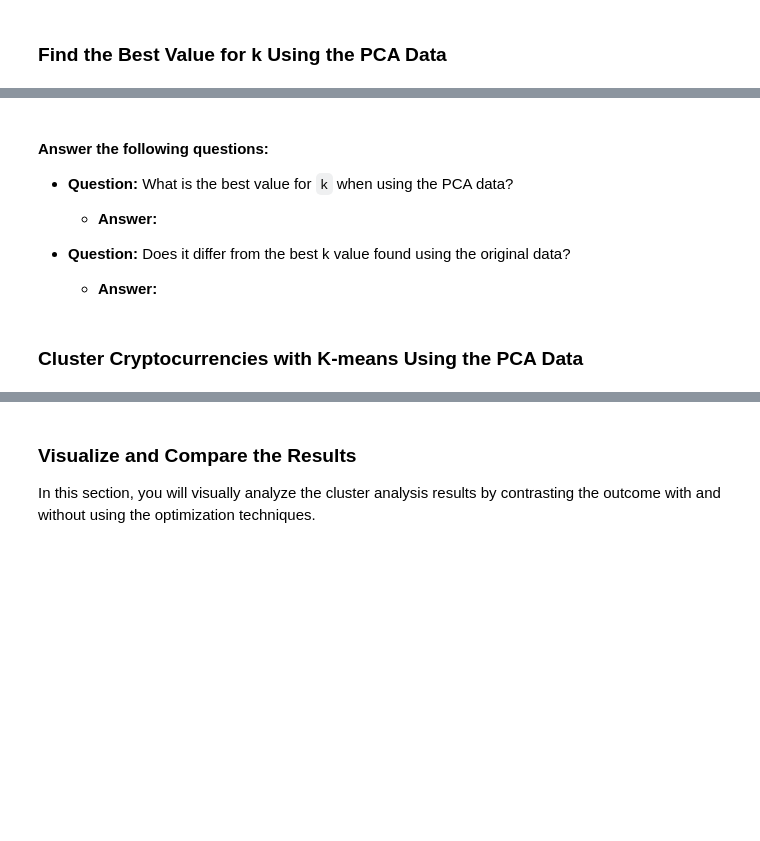
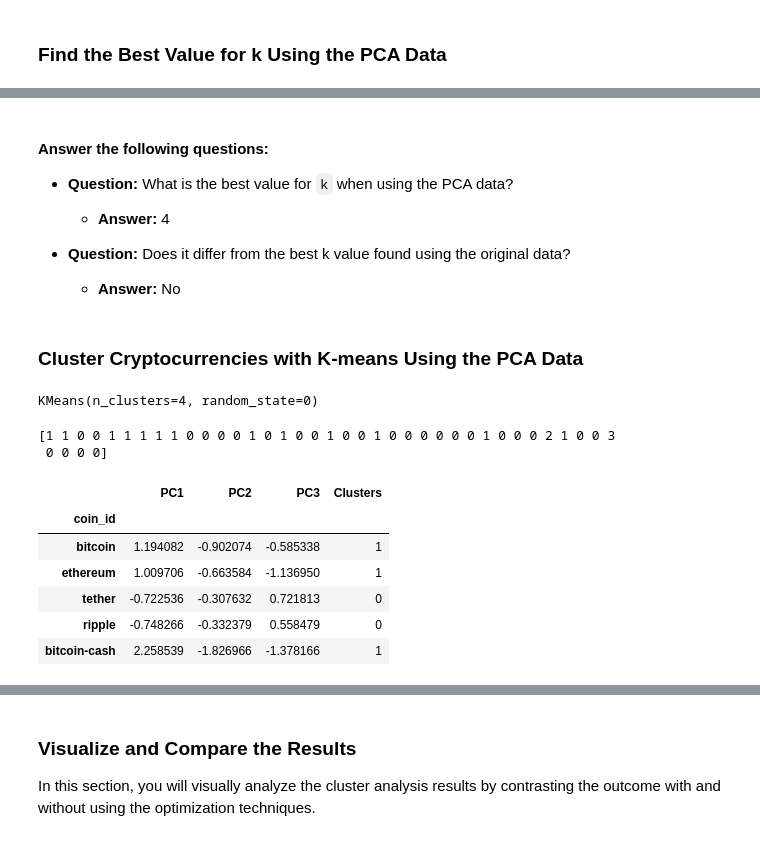
Before and after one commit to johbry17/19-unsupervised-learning, a Jupyter notebook: Crypto_Clustering.ipynb, the cells around one changed output, grey strips where cells are left out. Drawn from its saved outputs; the diff is of its cells as text; code cells hidden in the pictures; blank space fills up the shorter version.

```diff
--- a/Crypto_Clustering.ipynb
+++ b/Crypto_Clustering.ipynb
@@ -271,11 +248,15 @@ predictions_scaled_df.hvplot.scatter(
 # %%
 # Create an empty list to store the inertia values
-
+inertia_pca = []
 
 # Create a for loop to compute the inertia with each possible value of k
 # Inside the loop:
 # 1. Create a KMeans model using the loop counter for the n_clusters
 # 2. Fit the model to the data using `df_market_data_pca`
 # 3. Append the model.inertia_ to the inertia list
+for i in k_pca:
+    model = KMeans(n_clusters=i, random_state=0)
+    model.fit(pca_df)
+    inertia_pca.append(model.inertia_)
 # %%
 # Create a dictionary with the data to plot the Elbow curve
@@ -289,30 +291,48 @@ predictions_scaled_df.hvplot.scatter(
 
 * **Question:** What is the best value for `k` when using the PCA data?
 
-  * **Answer:**
+  * **Answer:** 4
 
 
 * **Question:** Does it differ from the best k value found using the original data?
 
-  * **Answer:**
+  * **Answer:** No
 # %% [markdown]
 ### Cluster Cryptocurrencies with K-means Using the PCA Data
 # %%
 # Initialize the K-Means model using the best value for k
+model_pca = KMeans(n_clusters=4, random_state=0)
 # %%
 # Fit the K-Means model using the PCA data
+model_pca.fit(pca_df)
+# %% [output]
+KMeans(n_clusters=4, random_state=0)
 # %%
 # Predict the clusters to group the cryptocurrencies using the PCA data
+k4_pca = model_pca.predict(pca_df)
 
 # Print the resulting array of cluster values.
+print(k4_pca)
+# %% [output]
+[1 1 0 0 1 1 1 1 1 0 0 0 0 1 0 1 0 0 1 0 0 1 0 0 0 0 0 0 1 0 0 0 2 1 0 0 3
+ 0 0 0 0]
 # %%
 # Create a copy of the DataFrame with the PCA data
-
+predictions_pca_df = pca_df.copy()
 
 # Add a new column to the DataFrame with the predicted clusters
-
+predictions_pca_df["Clusters"] = k4_pca
 
 # Display sample data
+predictions_pca_df.head()
+# %% [output]
+|  | PC1 | PC2 | PC3 | Clusters |
+| coin_id |  |  |  |  |
+| bitcoin | 1.194082 | -0.902074 | -0.585338 | 1 |
+| ethereum | 1.009706 | -0.663584 | -1.136950 | 1 |
+| tether | -0.722536 | -0.307632 | 0.721813 | 0 |
+| ripple | -0.748266 | -0.332379 | 0.558479 | 0 |
+| bitcoin-cash | 2.258539 | -1.826966 | -1.378166 | 1 |
 # %%
 # Create a scatter plot using hvPlot by setting
 # `x="PC1"` and `y="PC2"`.
```
Also changed, not shown: parts of 25 cells of this notebook.
